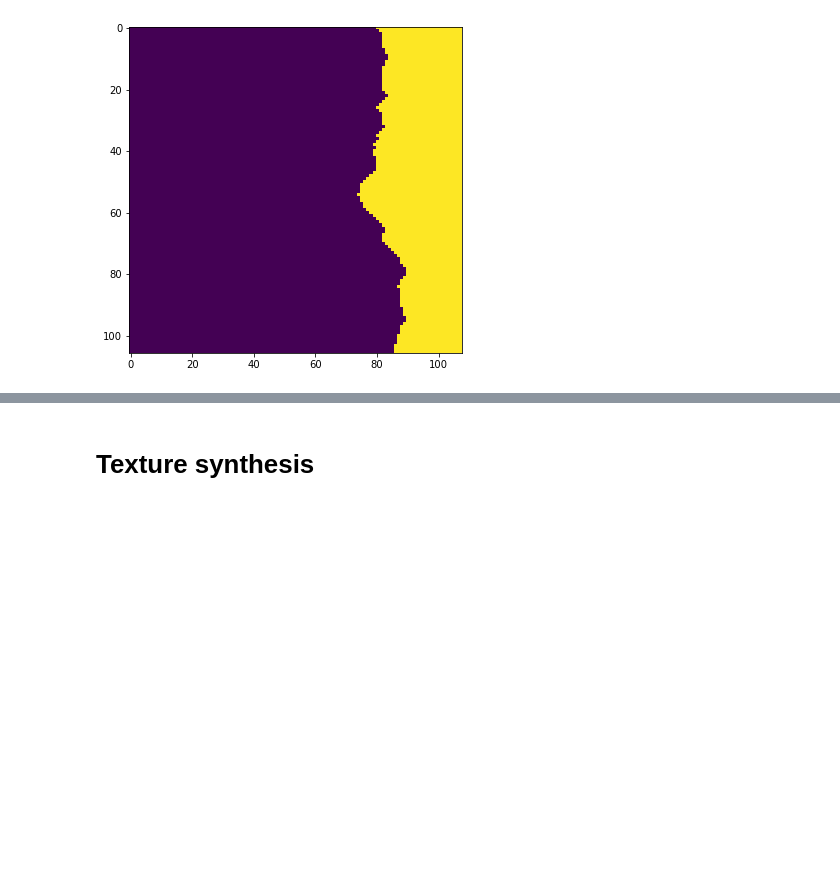
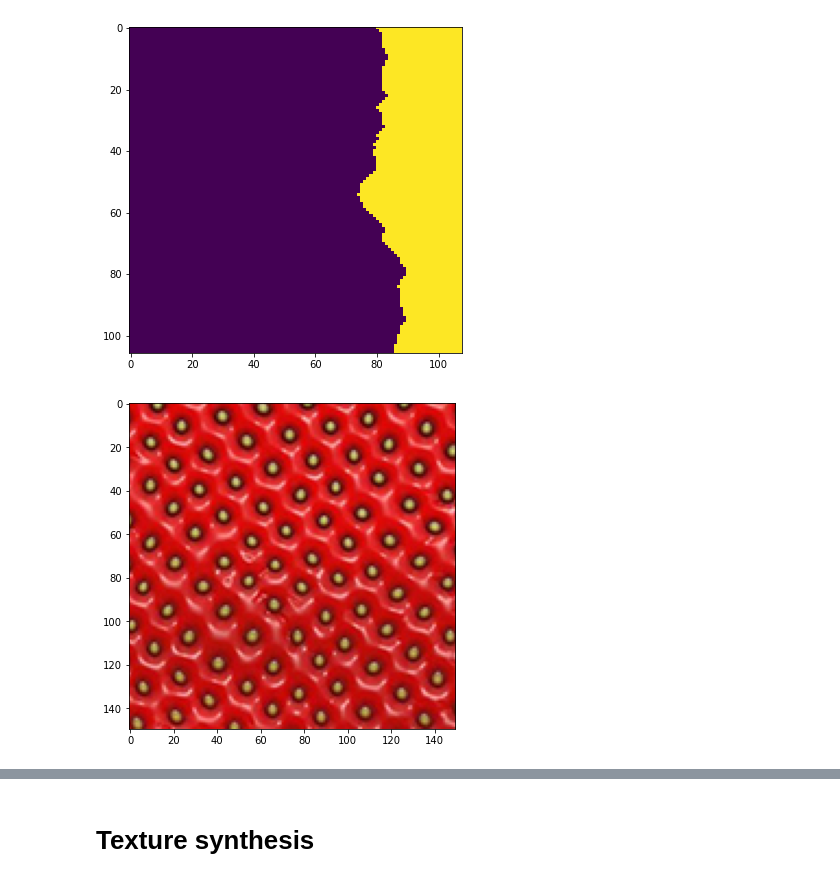
Before and after one commit to morgan-nanez/cs194_final, a Jupyter notebook: proj2_image_quilting/main.ipynb, the cells around one changed output, grey strips where cells are left out. Cells and saved outputs as stored; diff of their text form; code cells hidden in the pictures; blank space fills up the shorter version.

```diff
--- a/proj2_image_quilting/main.ipynb
+++ b/proj2_image_quilting/main.ipynb
@@ -398,4 +385,9 @@ def quilt_cut(sample, outsize, patchsize, overlap, tol):
 #             plt.imshow(output)
 #             plt.show()
     return output
+# %%
+plt.imshow(strawberry_tex)
+plt.show()
+# %% [output]
+[figure, added]
 # %%
```
Also changed, not shown: parts of 21 cells of this notebook, 29 other files.
